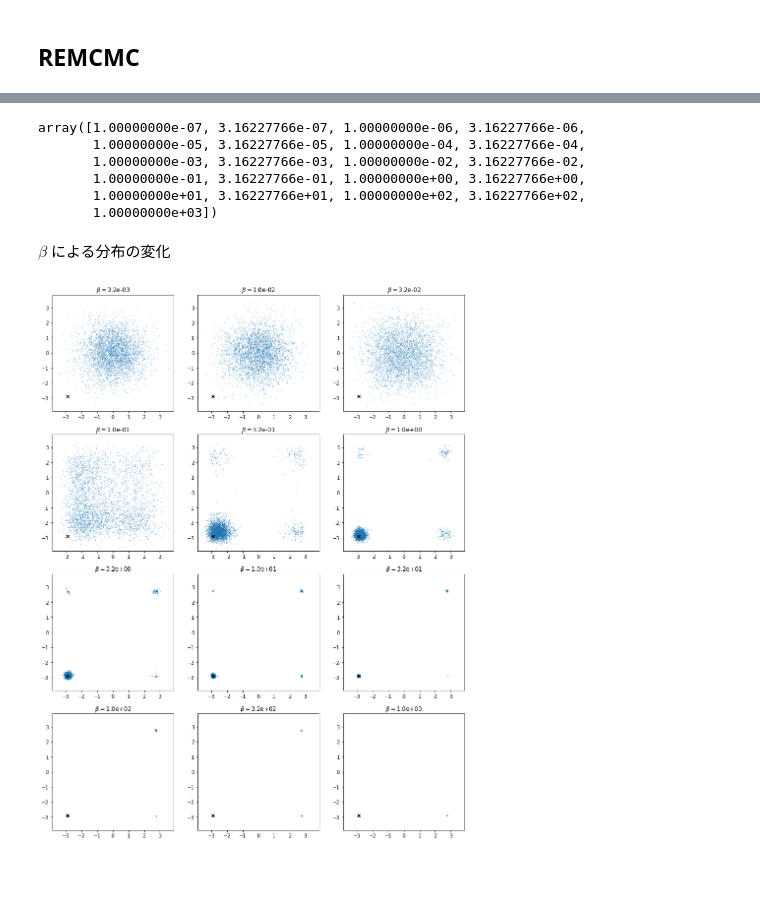
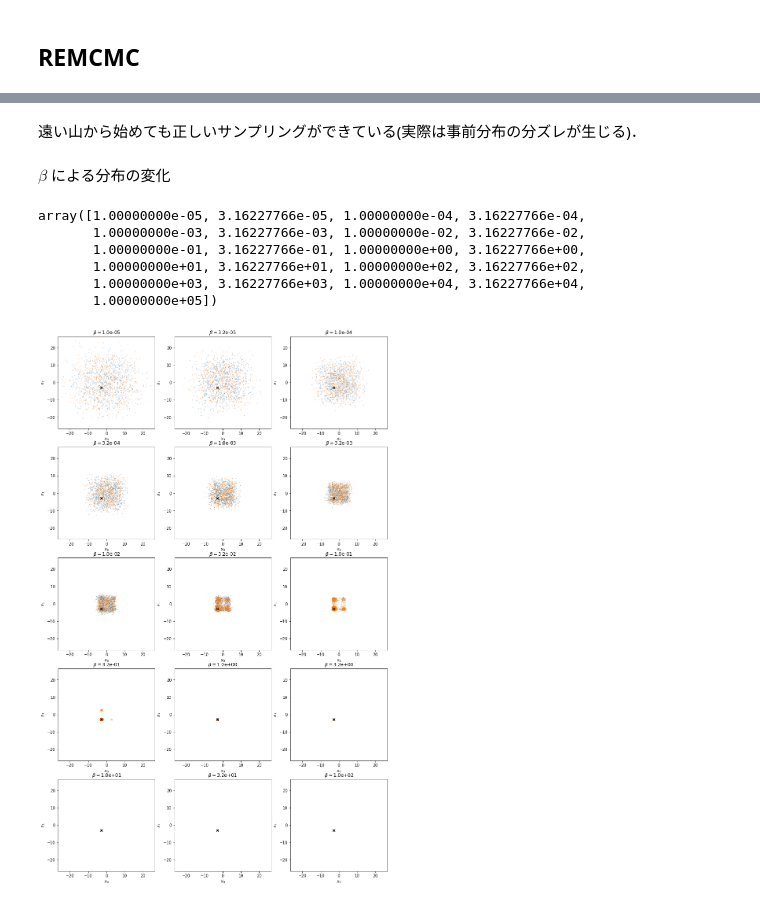
Before and after one commit to Y-Saki26/remcmc, a Jupyter notebook: benchmark/REMCMC_benchmark.ipynb, the cells around one changed output, grey strips where cells are left out. Cells and saved outputs as stored; diff of their text form; code cells hidden in the pictures; blank space fills up the shorter version.

```diff
--- a/benchmark/REMCMC_benchmark.ipynb
+++ b/benchmark/REMCMC_benchmark.ipynb
@@ -26,3 +53,5 @@ import matplotlib.pyplot as plt
 # %%
-with open(glob.glob("test_mhmcmc_*.bin")[0], mode="rb") as file:
-    data = pickle.load(file)
+data_s = []
+for file_name in glob.glob("test_mhmcmc_*.bin"):
+    with open(file_name, mode="rb") as file:
+        data_s += [pickle.load(file)]
@@ -57,5 +134,5 @@ $(2.74680, 2.74680, 2.74680)$付近にトラップされて抜け出せていな
 # %%
-with open(glob.glob("test_remcmc_*.bin")[0], mode="rb") as file:
+with open(glob.glob("test_remcmc_*.bin")[-1], mode="rb") as file:
     data = pickle.load(file)
 
 sample_j_n_k = np.array(data["sample_j_n_k"])
@@ -63,6 +140,9 @@ sample_j_n_k = np.array(data["sample_j_n_k"])
 k0 = abs(np.log10(data["beta_k"])).argmin()
 burnin = 100
 skip = 3
+# %%
+burnin = 5000
+skip = 3
 # %%
 plt.figure(figsize=(6,6))
 plt.scatter(
@@ -83,36 +192,44 @@ plt.show()
+# %% [markdown]
+遠い山から始めても正しいサンプリングができている(実際は事前分布の分ズレが生じる)．
+# %% [markdown]
+$\beta$ による分布の変化
 # %%
 data["beta_k"]
 # %% [output]
-array([1.00000000e-07, 3.16227766e-07, 1.00000000e-06, 3.16227766e-06,
-       1.00000000e-05, 3.16227766e-05, 1.00000000e-04, 3.16227766e-04,
+array([1.00000000e-05, 3.16227766e-05, 1.00000000e-04, 3.16227766e-04,
        1.00000000e-03, 3.16227766e-03, 1.00000000e-02, 3.16227766e-02,
        1.00000000e-01, 3.16227766e-01, 1.00000000e+00, 3.16227766e+00,
        1.00000000e+01, 3.16227766e+01, 1.00000000e+02, 3.16227766e+02,
-       1.00000000e+03])
+       1.00000000e+03, 3.16227766e+03, 1.00000000e+04, 3.16227766e+04,
+       1.00000000e+05])
-# %%
-burnin = 100
-skip = 3
-# %% [markdown]
-$\beta$ による分布の変化
 # %%
+start, end = 0, 15
+width = 3
+height = -((- end + start)//width)
 lim=abs(sample_j_n_k[0,burnin::skip,:]).max()
 fig, axes = plt.subplots(
-    figsize=(5*3, 5*4),
-    nrows=4, ncols=3,
+    figsize=(5*width, 5*height),
+    nrows=height, ncols=width,
     sharex=False)
 for k,beta in enumerate(data["beta_k"]):
-    if k<9:continue
-    axes[k//3-3, k%3].scatter(
-        sample_j_n_k[k, burnin::skip, 0],
-        sample_j_n_k[k, burnin::skip, 1],
-        s=1, alpha=0.3, label="samples"
+    if k<start or k>=end: continue
+    axes[(k-start)//width, k%width].scatter(
+        sample_j_n_k[k, burnin::skip, 0][sample_j_n_k[k, burnin::skip, 2]>0],
+        sample_j_n_k[k, burnin::skip, 1][sample_j_n_k[k, burnin::skip, 2]>0],
+        s=1, alpha=0.3, label=r"samples ($x_2>0$)"
     )
-    axes[k//3-3, k%3].scatter([-2.903534], [-2.903534], c="k", marker="x", label="global minimum")
-    axes[k//3-3, k%3].set_xlim(-lim, lim)
-    axes[k//3-3, k%3].set_ylim(-lim, lim)
-    axes[k//3-3, k%3].set_title(r"$\beta=$"f"{beta:.1e}")
-    #axes[k//3-2, k%3].legend(loc="upper left")
+    axes[(k-start)//width, k%width].scatter(
+        sample_j_n_k[k, burnin::skip, 0][sample_j_n_k[k, burnin::skip, 2]<0],
+        sample_j_n_k[k, burnin::skip, 1][sample_j_n_k[k, burnin::skip, 2]<0],
+        s=1, alpha=0.3, label=r"samples ($x_2>0$)"
+    )
+    axes[(k-start)//width, k%width].scatter([-2.903534], [-2.903534], c="k", marker="x", label="global minimum")
+    axes[(k-start)//width, k%width].set_xlim(-lim, lim)
+    axes[(k-start)//width, k%width].set_ylim(-lim, lim)
+    axes[(k-start)//width, k%width].set_xlabel(r"$x_0$")
+    axes[(k-start)//width, k%width].set_ylabel(r"$x_1$")
+    axes[(k-start)//width, k%width].set_title(r"$\beta=$"f"{beta:.1e}")
 plt.show()
 # %% [output]
-[figure, old version]
+[figure, new version]
 # %%
```
Also changed, not shown: parts of 24 cells of this notebook, 2 other files.
